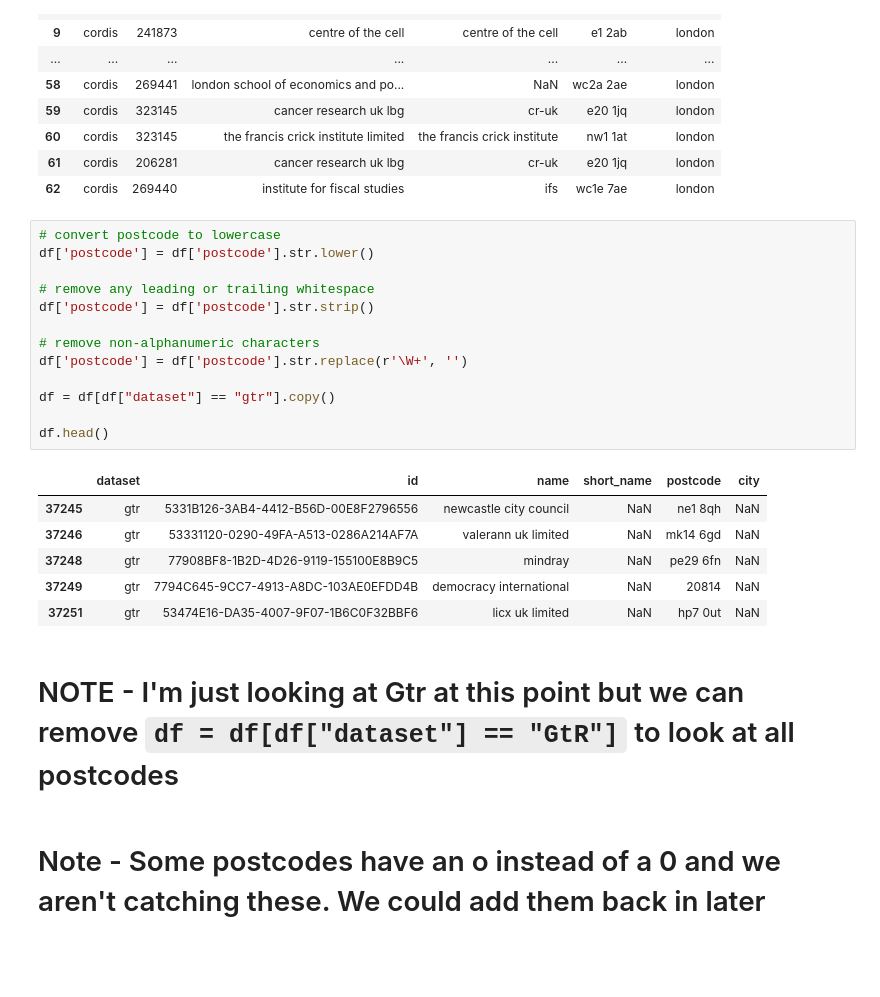
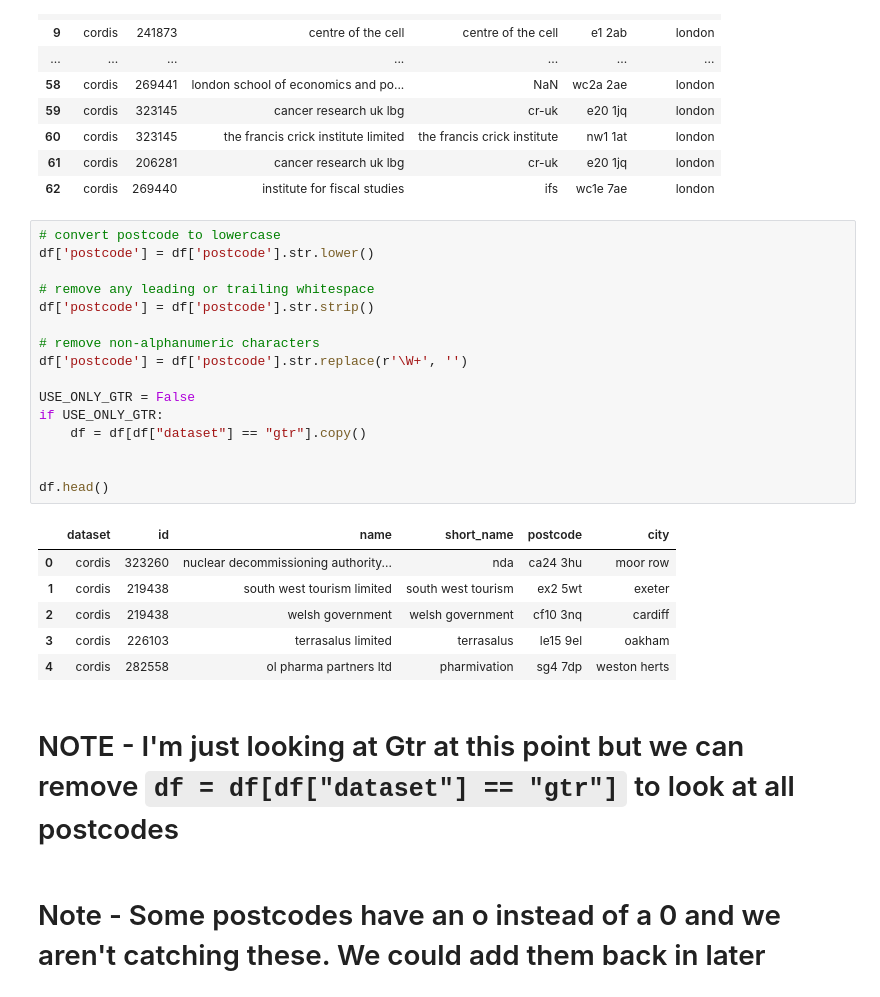
Before and after one commit to hpfield/OrgSync, a Jupyter notebook: eda/find_orgs_at_same_postcode.ipynb, the cells around one changed output. Drawn from its saved outputs; the diff is of its cells as text; blank space fills up the shorter version.

```diff
--- a/eda/find_orgs_at_same_postcode.ipynb
+++ b/eda/find_orgs_at_same_postcode.ipynb
@@ -50,25 +50,28 @@ df.head(50)
 # %%
 # convert postcode to lowercase
 df['postcode'] = df['postcode'].str.lower()
 
 # remove any leading or trailing whitespace
 df['postcode'] = df['postcode'].str.strip()
 
 # remove non-alphanumeric characters
 df['postcode'] = df['postcode'].str.replace(r'\W+', '')
 
-df = df[df["dataset"] == "gtr"].copy()
+USE_ONLY_GTR = False
+if USE_ONLY_GTR:
+    df = df[df["dataset"] == "gtr"].copy()
+
 
 df.head()
 # %% [output]
 |  | dataset | id | name | short_name | postcode | city |
-| 37245 | gtr | 5331B126-3AB4-4412-B56D-00E8F2796556 | newcastle city council | NaN | ne1 8qh | NaN |
-| 37246 | gtr | 53331120-0290-49FA-A513-0286A214AF7A | valerann uk limited | NaN | mk14 6gd | NaN |
-| 37248 | gtr | 77908BF8-1B2D-4D26-9119-155100E8B9C5 | mindray | NaN | pe29 6fn | NaN |
-| 37249 | gtr | 7794C645-9CC7-4913-A8DC-103AE0EFDD4B | democracy international | NaN | 20814 | NaN |
-| 37251 | gtr | 53474E16-DA35-4007-9F07-1B6C0F32BBF6 | licx uk limited | NaN | hp7 0ut | NaN |
+| 0 | cordis | 323260 | nuclear decommissioning authority... | nda | ca24 3hu | moor row |
+| 1 | cordis | 219438 | south west tourism limited | south west tourism | ex2 5wt | exeter |
+| 2 | cordis | 219438 | welsh government | welsh government | cf10 3nq | cardiff |
+| 3 | cordis | 226103 | terrasalus limited | terrasalus | le15 9el | oakham |
+| 4 | cordis | 282558 | ol pharma partners ltd | pharmivation | sg4 7dp | weston herts |
 # %% [markdown]
-# NOTE - I'm just looking at Gtr at this point but we can remove `df = df[df["dataset"] == "GtR"]` to look at all postcodes
+# NOTE - I'm just looking at Gtr at this point but we can remove `df = df[df["dataset"] == "gtr"]` to look at all postcodes
 # %% [markdown]
 # Note - Some postcodes have an o instead of a 0 and we aren't catching these. We could add them back in later
 # %%
```
Also changed, not shown: parts of 9 cells of this notebook, 2 other files.
